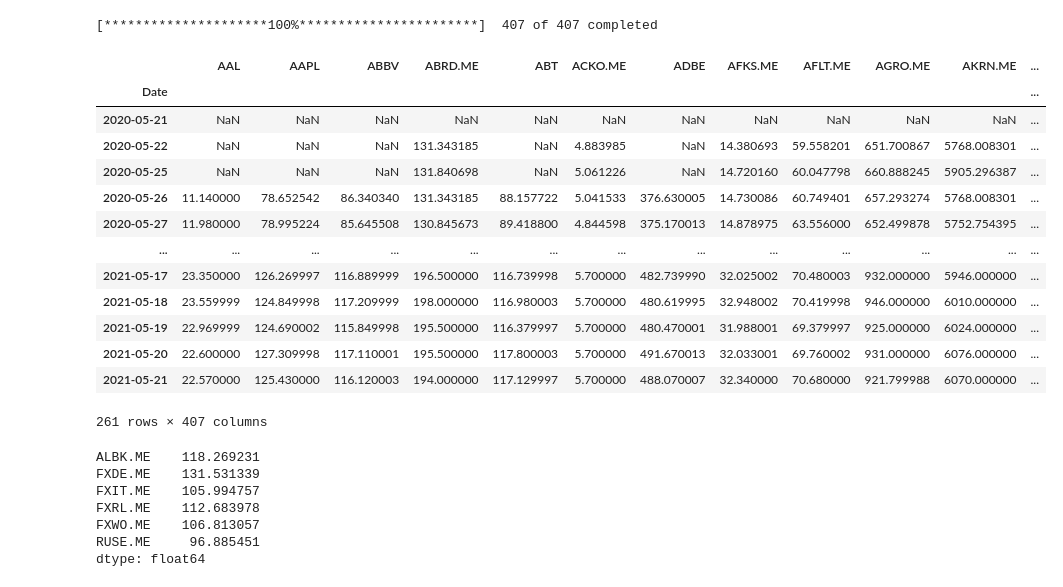
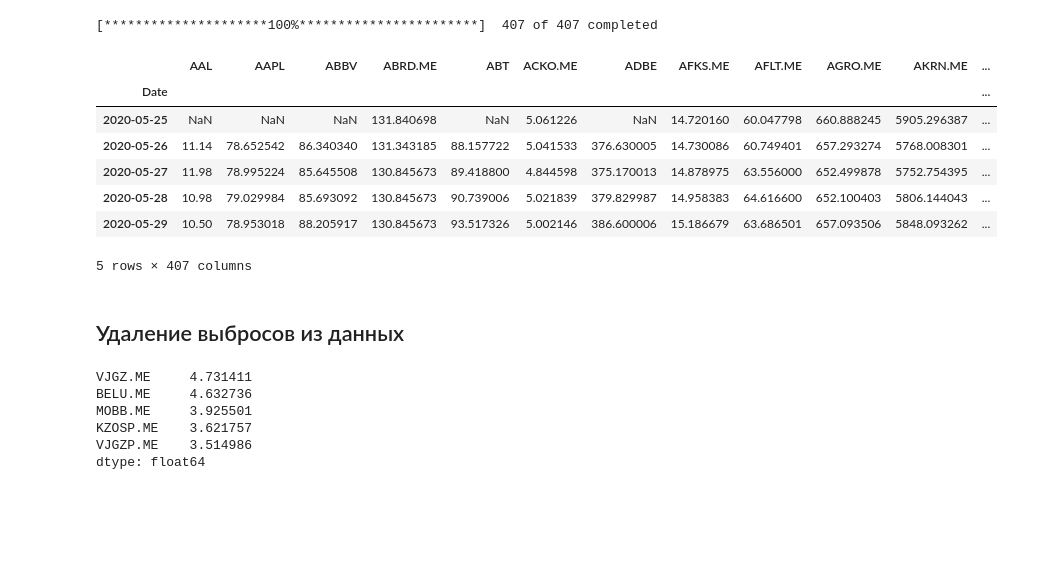
Before and after one commit to Mikhaylov-yv/Trad_histori_test, a Jupyter notebook: notebooks/Просмотр рынка Мос биржы.ipynb, the cells around one changed output. Cells and saved outputs as stored; diff of their text form; code cells hidden in the pictures; blank space fills up the shorter version.

```diff
--- a/notebooks/Просмотр рынка Мос биржы.ipynb
+++ b/notebooks/Просмотр рынка Мос биржы.ipynb
@@ -79,19 +69,16 @@ data = data.history(period="12mo", interval="1d",)
 [*********************100%***********************]  407 of 407 completed
 # %%
 # Данные за год
-data['Close']
+df_in = data['Close']
+df_in.head()
 # %% [output]
 |  | AAL | AAPL | ABBV | ABRD.ME | ABT | ACKO.ME | ADBE | AFKS.ME | AFLT.ME | AGRO.ME | AKRN.ME | ... |
 | Date |  |  |  |  |  |  |  |  |  |  |  | ... |
-| 2020-05-21 | NaN | NaN | NaN | NaN | NaN | NaN | NaN | NaN | NaN | NaN | NaN | ... |
-| 2020-05-22 | NaN | NaN | NaN | 131.343185 | NaN | 4.883985 | NaN | 14.380693 | 59.558201 | 651.700867 | 5768.008301 | ... |
 | 2020-05-25 | NaN | NaN | NaN | 131.840698 | NaN | 5.061226 | NaN | 14.720160 | 60.047798 | 660.888245 | 5905.296387 | ... |
-| 2020-05-26 | 11.140000 | 78.652542 | 86.340340 | 131.343185 | 88.157722 | 5.041533 | 376.630005 | 14.730086 | 60.749401 | 657.293274 | 5768.008301 | ... |
-| 2020-05-27 | 11.980000 | 78.995224 | 85.645508 | 130.845673 | 89.418800 | 4.844598 | 375.170013 | 14.878975 | 63.556000 | 652.499878 | 5752.754395 | ... |
-| ... | ... | ... | ... | ... | ... | ... | ... | ... | ... | ... | ... | ... |
-| 2021-05-17 | 23.350000 | 126.269997 | 116.889999 | 196.500000 | 116.739998 | 5.700000 | 482.739990 | 32.025002 | 70.480003 | 932.000000 | 5946.000000 | ... |
-| 2021-05-18 | 23.559999 | 124.849998 | 117.209999 | 198.000000 | 116.980003 | 5.700000 | 480.619995 | 32.948002 | 70.419998 | 946.000000 | 6010.000000 | ... |
-| 2021-05-19 | 22.969999 | 124.690002 | 115.849998 | 195.500000 | 116.379997 | 5.700000 | 480.470001 | 31.988001 | 69.379997 | 925.000000 | 6024.000000 | ... |
-| 2021-05-20 | 22.600000 | 127.309998 | 117.110001 | 195.500000 | 117.800003 | 5.700000 | 491.670013 | 32.033001 | 69.760002 | 931.000000 | 6076.000000 | ... |
-| 2021-05-21 | 22.570000 | 125.430000 | 116.120003 | 194.000000 | 117.129997 | 5.700000 | 488.070007 | 32.340000 | 70.680000 | 921.799988 | 6070.000000 | ... |
+| 2020-05-26 | 11.14 | 78.652542 | 86.340340 | 131.343185 | 88.157722 | 5.041533 | 376.630005 | 14.730086 | 60.749401 | 657.293274 | 5768.008301 | ... |
+| 2020-05-27 | 11.98 | 78.995224 | 85.645508 | 130.845673 | 89.418800 | 4.844598 | 375.170013 | 14.878975 | 63.556000 | 652.499878 | 5752.754395 | ... |
+| 2020-05-28 | 10.98 | 79.029984 | 85.693092 | 130.845673 | 90.739006 | 5.021839 | 379.829987 | 14.958383 | 64.616600 | 652.100403 | 5806.144043 | ... |
+| 2020-05-29 | 10.50 | 78.953018 | 88.205917 | 130.845673 | 93.517326 | 5.002146 | 386.600006 | 15.186679 | 63.686501 | 657.093506 | 5848.093262 | ... |
-261 rows × 407 columns
+5 rows × 407 columns
+# %% [markdown]
+## Удаление выбросов из данных
@@ -98,11 +107,10 @@ data['Close']
 # %%
-# Выбросы
-gr.max()[gr.max().sort_values(ascending = False) > 50]
+# Проверка максимальных перепадов
+df_clean.max().sort_values(ascending = False)[:5]
 # %% [output]
-ALBK.ME    118.269231
-FXDE.ME    131.531339
-FXIT.ME    105.994757
-FXRL.ME    112.683978
-FXWO.ME    106.813057
-RUSE.ME     96.885451
+VJGZ.ME     4.731411
+BELU.ME     4.632736
+MOBB.ME     3.925501
+KZOSP.ME    3.621757
+VJGZP.ME    3.514986
 dtype: float64
```
Also changed, not shown: parts of 23 cells of this notebook.
